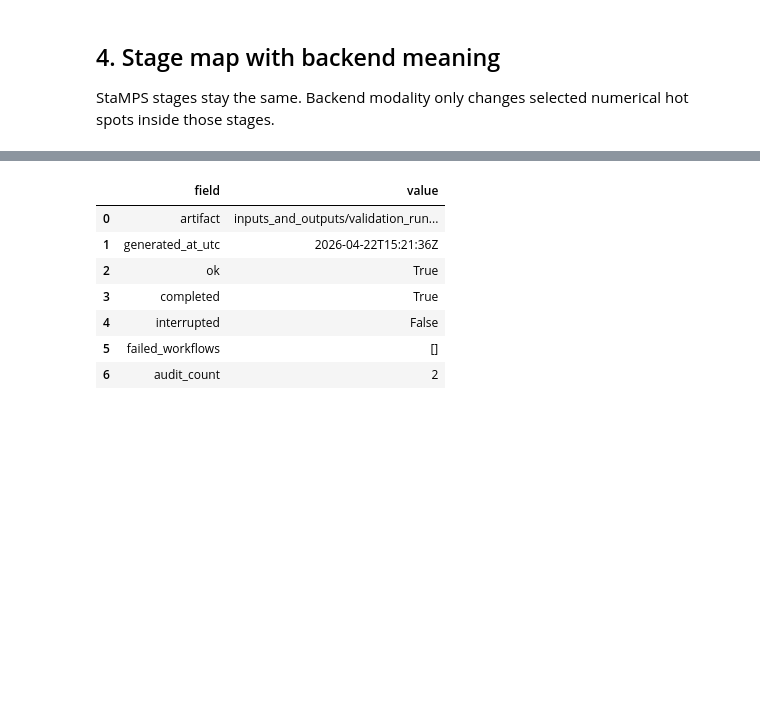
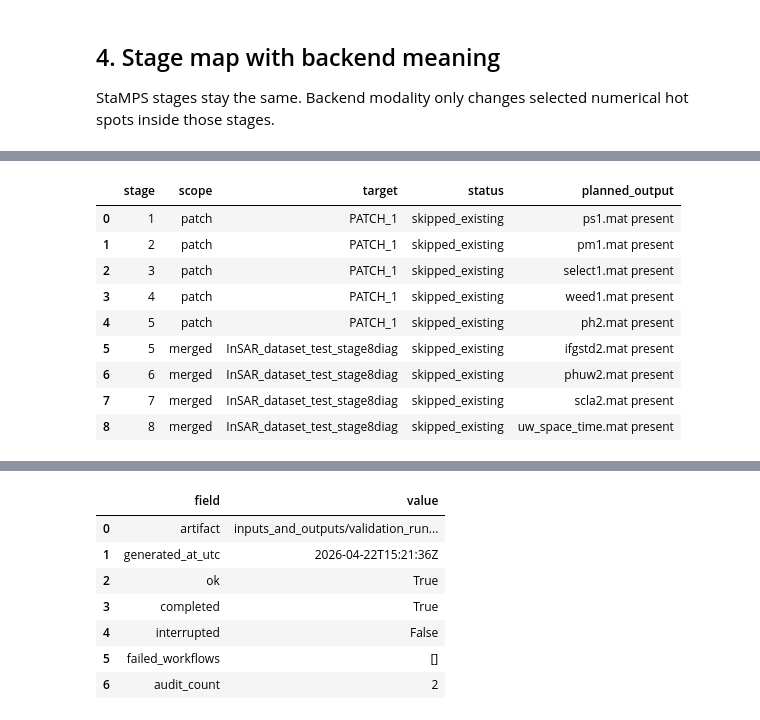
Before and after one commit to sirbastiano/pystamps, a Jupyter notebook: notebooks/start_here.ipynb, the cells around one changed output, grey strips where cells are left out. Drawn from its saved outputs; the diff is of its cells as text; code cells hidden in the pictures; blank space fills up the shorter version.

````diff
--- a/notebooks/start_here.ipynb
+++ b/notebooks/start_here.ipynb
@@ -288,0 +306,64 @@ display(stage_map)
+# %%
+rust_run_config = RunConfig(
+    runtime=RuntimeConfig(
+        backend='threads',
+        stage2_kernel_backend='native',
+        stage2_native_threads=8,
+        kernel_backend_overrides={
+            'stage4_edge_stats': 'native',
+            'stage7_scla': 'native',
+            'stage8_edge_noise': 'native',
+        },
+    )
+)
+
+api_example = """
+from pathlib import Path
+from pystamps.config import RunConfig, RuntimeConfig
+from pystamps.pipeline.types import PipelineContext
+from pystamps.pipeline.stages import run_pipeline
+
+rust_run_config = RunConfig(
+    runtime=RuntimeConfig(
+        backend='threads',
+        stage2_kernel_backend='native',
+        stage2_native_threads=8,
+        kernel_backend_overrides={
+            'stage4_edge_stats': 'native',
+            'stage7_scla': 'native',
+            'stage8_edge_noise': 'native',
+        },
+    )
+)
+
+report = run_pipeline(PipelineContext(
+    dataset_root=Path('<run-copy-of-golden-dataset>'),
+    run_config=rust_run_config,
+    start_step=2,
+    end_step=2,
+))
+"""
+
+display(Markdown('**Native/Rust stage API**\n```python\n' + api_example.strip() + '\n```'))
+
+dry_report = run_pipeline(
+    PipelineContext(
+        dataset_root=GOLDEN_ROOT,
+        run_config=rust_run_config,
+        start_step=1,
+        end_step=8,
+        dry_run=True,
+    )
+)
+
+display(pd.DataFrame([
+    {
+        'stage': item.stage_id,
+        'scope': item.scope,
+        'target': item.target,
+        'status': item.status,
+        'planned_output': item.details,
+    }
+    for item in dry_report.results
+]))
+# %% [output]
@@ -288,0 +397,10 @@ display(stage_map)
+|  | stage | scope | target | status | planned_output |
+| 0 | 1 | patch | PATCH_1 | skipped_existing | ps1.mat present |
+| 1 | 2 | patch | PATCH_1 | skipped_existing | pm1.mat present |
+| 2 | 3 | patch | PATCH_1 | skipped_existing | select1.mat present |
+| 3 | 4 | patch | PATCH_1 | skipped_existing | weed1.mat present |
+| 4 | 5 | patch | PATCH_1 | skipped_existing | ph2.mat present |
+| 5 | 5 | merged | InSAR_dataset_test_stage8diag | skipped_existing | ifgstd2.mat present |
+| 6 | 6 | merged | InSAR_dataset_test_stage8diag | skipped_existing | phuw2.mat present |
+| 7 | 7 | merged | InSAR_dataset_test_stage8diag | skipped_existing | scla2.mat present |
+| 8 | 8 | merged | InSAR_dataset_test_stage8diag | skipped_existing | uw_space_time.mat present |
````
Also changed, not shown: parts of 14 cells of this notebook.
